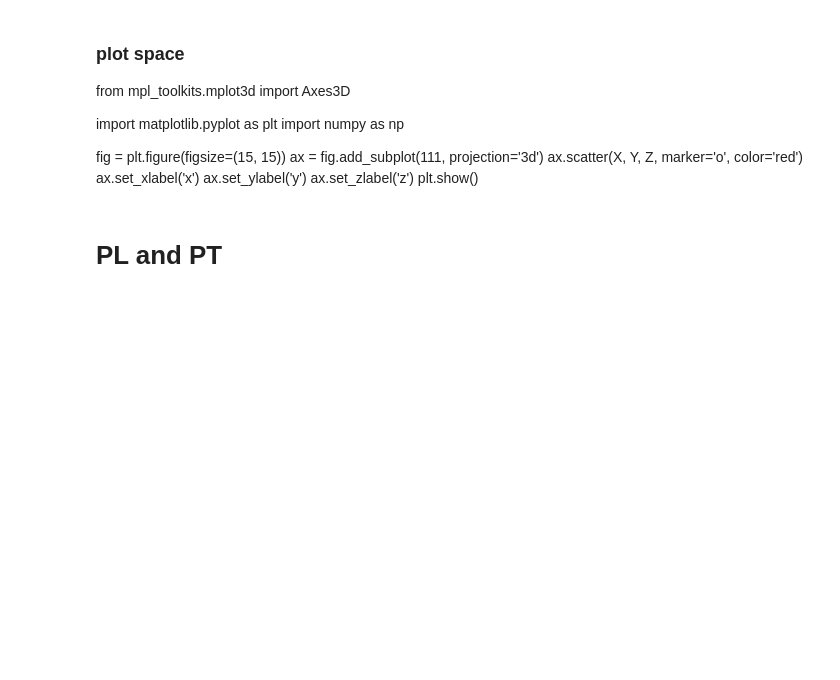
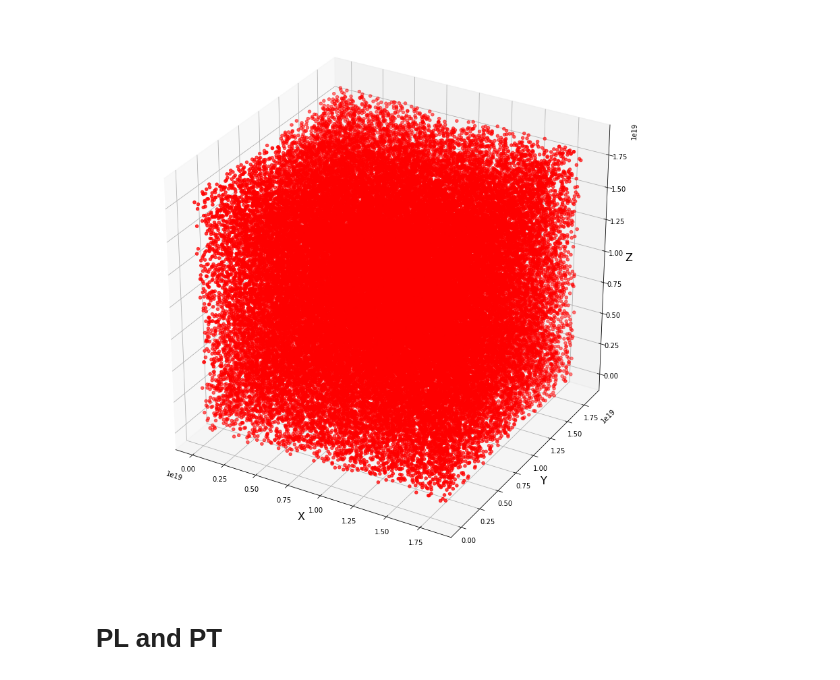
Before and after one commit to BiancaPinolini/statistical-analysis, a Jupyter notebook: es4/MC generation.ipynb, the cells around one changed output. Drawn from its saved outputs; the diff is of its cells as text; code cells hidden in the pictures; blank space fills up the shorter version.

```diff
--- a/es4/MC generation.ipynb
+++ b/es4/MC generation.ipynb
@@ -31,18 +31,20 @@ plt.show()
-# %% [markdown]
-### plot space
-
-from mpl_toolkits.mplot3d import Axes3D
-
-import matplotlib.pyplot as plt
-import numpy as np
-
-fig = plt.figure(figsize=(15, 15))
-ax = fig.add_subplot(111, projection='3d')
-ax.scatter(X, Y, Z, marker='o', color='red')
-ax.set_xlabel('x')
-ax.set_ylabel('y')
-ax.set_zlabel('z')
-plt.show()
+# %%
+### plot space
+
+from mpl_toolkits.mplot3d import Axes3D
+
+import matplotlib.pyplot as plt
+import numpy as np
+
+fig = plt.figure(figsize=(15, 15))
+ax = fig.add_subplot(111, projection='3d')
+ax.scatter(X, Y, Z, marker='o', color='red')
+ax.set_xlabel('X', fontsize=16)
+ax.set_ylabel('Y', fontsize=16)
+ax.set_zlabel('Z', fontsize=16)
+plt.show()
+# %% [output]
+[figure, added]
 # %% [markdown]
 # PL and PT
 # %%
```
Also changed, not shown: parts of 5 cells of this notebook, 35 other files.
